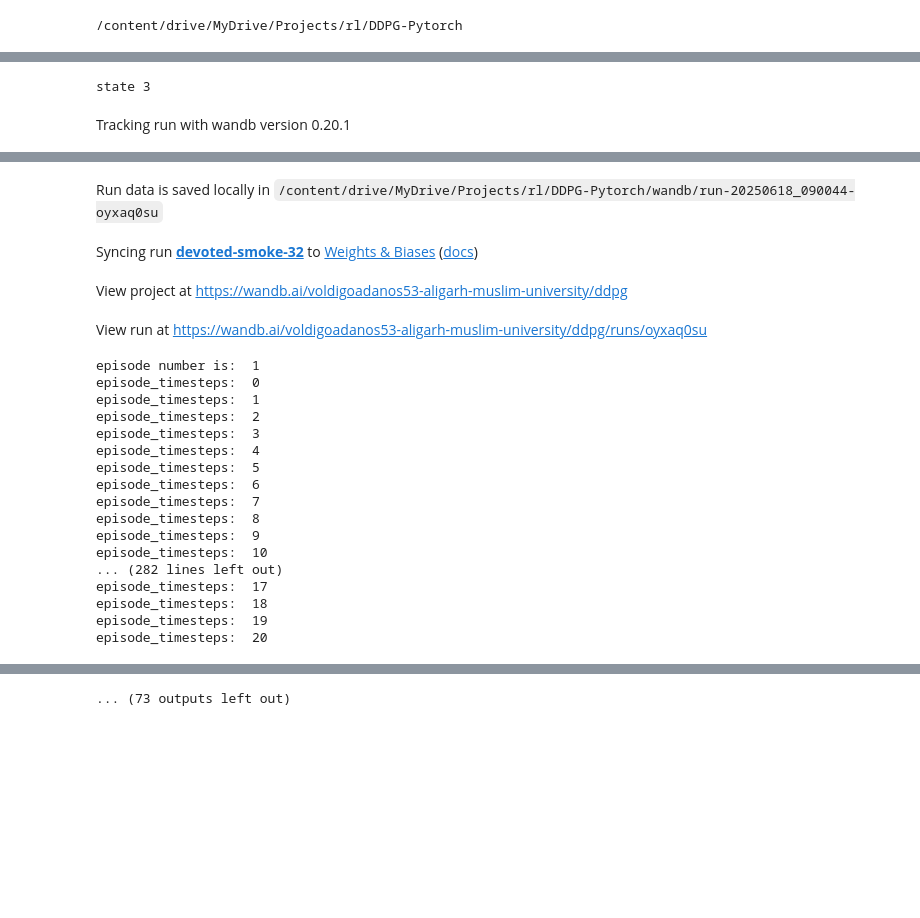
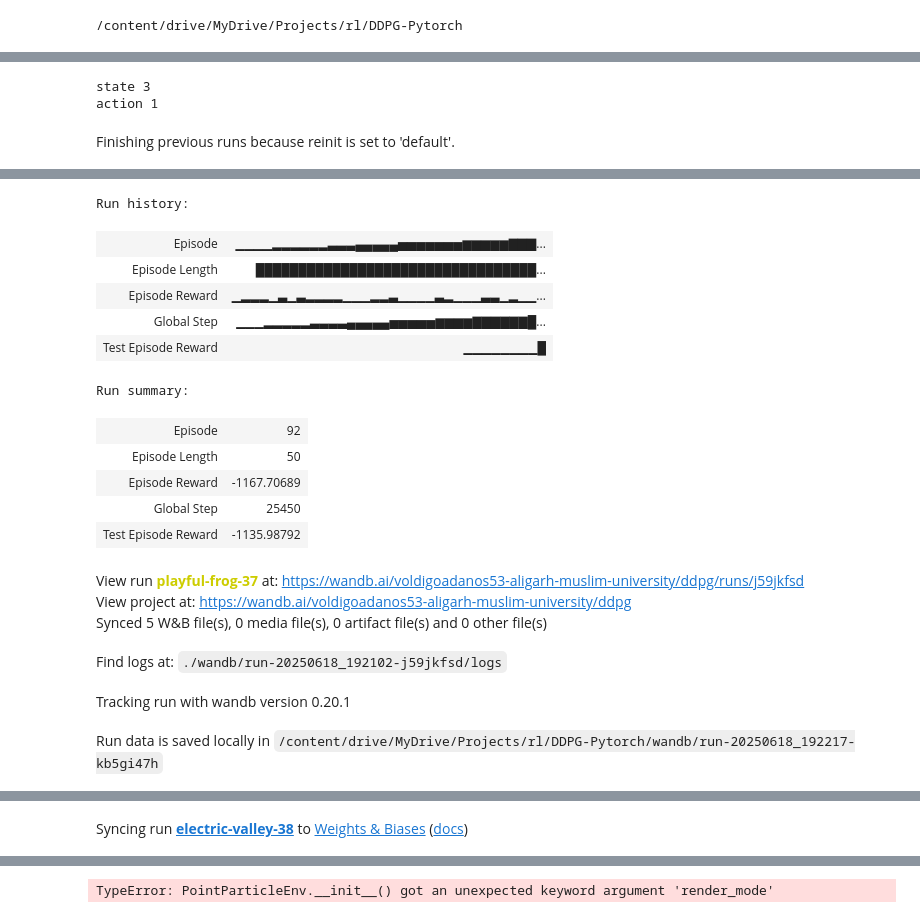
Before and after one commit to hasanyusuf01/und_assessment, a Jupyter notebook: main.ipynb, the cells around one changed output, grey strips where cells are left out. Saved outputs shown, nothing was run; the diff lists cells and outputs as text; code cells hidden in the pictures; blank space fills up the shorter version.

```diff
--- a/main.ipynb
+++ b/main.ipynb
@@ -81,11 +58,12 @@ class PointParticleEnv(gym.Env):
                  goal=None,
                  exploring_starts: bool=False,
                  obs: bool=False,
-                 action_range=(0, 360),
+                 action_range=(0, 180),
                  max_episode_steps: int = 500,
-                 obstacle_penalty: float = 10.0,
-                 wall_penalty: float = 10.0,
-                 goal_reward: float = 100.0):
+                 obstacle_penalty: float = 50.0,
+                 wall_penalty: float = 100.0,
+                 goal_reward: float = 500.0,
+                 render_mode=False):
         super().__init__()
         # —— seeding for reproducibility
         self.seed()
@@ -225,9 +203,10 @@ class PointParticleEnv(gym.Env):
         """Compute next_state, base_reward, terminated (no penalties here)."""
         pos = state[:2]
         current_heading = state[2]
+        alpha = 0.3
         # Convert action to relative heading change
         delta_heading = float(action[0])
-        new_heading = (current_heading + delta_heading) % 360  # Keep in [0,360)
+        new_heading = ((1-alpha)*current_heading + alpha*delta_heading) % 360  # Keep in [0,360)
         dx = self.speed * np.cos(np.radians(new_heading))
         dy = self.speed * np.sin(np.radians(new_heading))
         new_x, new_y = pos[0] + dx, pos[1] + dy
@@ -243,6 +222,7 @@ class PointParticleEnv(gym.Env):
 
         # Roll back position on collision
         if hit_obstacle or hit_wall:
+
             new_x, new_y = pos[0], pos[1]
 
         # clip to exact bounds
@@ -389,6 +369,7 @@ class Trainer:
         self.state_dimension = self.env.observation_space.shape[0]
         print("state",self.state_dimension)
         self.action_dimension = self.env.action_space.shape[0]
+        print("action",self.action_dimension)
         self.max_action = float(self.env.action_space.high[0])
         self.device = torch.device('cuda:0' if torch.cuda.is_available() else 'cpu')
         self.agent = DDPGAgent(
@@ -413,7 +394,7 @@ class Trainer:
 
     def train(self):
         # pull out your new config entries:
-        num_episodes     = 300
+        num_episodes     = 500
         max_episode_steps = int(self.config.get('max_episode_steps', self.env._max_episode_steps))
 
         ts = 0                                 # global time-step counter
@@ -428,7 +409,7 @@ class Trainer:
 
             # run one episode (stop if env says done OR if we hit max_episode_steps)
             while not done and episode_timesteps < max_episode_steps:
-                print("episode_timesteps: ",episode_timesteps)
+                # print("episode_timesteps: ",episode_timesteps)
                 episode_timesteps += 1
                 ts += 1
 
@@ -492,7 +473,7 @@ from gym.envs.registration import register
 gym.register(
     id='PointParticle-v0',
     entry_point=PointParticleEnv,   # or "__main__:PointParticleEnv"
-    max_episode_steps=500    # ← choose a sensible episode length
+    max_episode_steps=300    # ← choose a sensible episode length
 )
 
 
@@ -502,6 +483,9 @@ episode_rewards, evaluations = trainer.train()
 
 plt.figure(figsize=(16, 10))
 plt.plot(episode_rewards)
+
+#     ce0d0200dfea200450b86c341468e0ae12cf0570
 # %% [output]
 state 3
+action 1
-Tracking run with wandb version 0.20.1
+Finishing previous runs because reinit is set to 'default'.
@@ -508,21 +493,18 @@ Tracking run with wandb version 0.20.1
+Run history:
+| Episode | ▁▁▁▁▂▂▂▂▂▂▃▃▃▄▄▄▄▄▅▅▅▅▅▅▅▆▆▆▆▆▇▇▇... |
+| Episode Length | █████████████████████████████████... |
+| Episode Reward | ▁▂▂▂▁▃▁▃▂▂▂▂▁▁▁▂▂▃▁▁▁▁▃▂▁▁▁▃▃▁▂▁▁... |
+| Global Step | ▁▁▁▂▂▂▂▂▃▃▃▃▄▄▄▄▄▅▅▅▅▅▆▆▆▆▇▇▇▇▇▇█... |
+| Test Episode Reward | ▁▁▁▁▁▁▁▁█ |
+Run summary:
+| Episode | 92 |
+| Episode Length | 50 |
+| Episode Reward | -1167.70689 |
+| Global Step | 25450 |
+| Test Episode Reward | -1135.98792 |
-Run data is saved locally in /content/drive/MyDrive/Projects/rl/DDPG-Pytorch/wandb/run-20250618_090044-oyxaq0su
+View run playful-frog-37 at: https://wandb.ai/voldigoadanos53-aligarh-muslim-university/ddpg/runs/j59jkfsd
+View project at: https://wandb.ai/voldigoadanos53-aligarh-muslim-university/ddpg
+Synced 5 W&B file(s), 0 media file(s), 0 artifact file(s) and 0 other file(s)
-Syncing run devoted-smoke-32 to Weights & Biases (docs)
+Find logs at: ./wandb/run-20250618_192102-j59jkfsd/logs
-View project at https://wandb.ai/voldigoadanos53-aligarh-muslim-university/ddpg
+Tracking run with wandb version 0.20.1
-View run at https://wandb.ai/voldigoadanos53-aligarh-muslim-university/ddpg/runs/oyxaq0su
+Run data is saved locally in /content/drive/MyDrive/Projects/rl/DDPG-Pytorch/wandb/run-20250618_192217-kb5gi47h
-episode number is:  1
-episode_timesteps:  0
-episode_timesteps:  1
-episode_timesteps:  2
-episode_timesteps:  3
-episode_timesteps:  4
-episode_timesteps:  5
-episode_timesteps:  6
-episode_timesteps:  7
-episode_timesteps:  8
-episode_timesteps:  9
-episode_timesteps:  10
-... (282 lines left out)
-episode_timesteps:  17
-episode_timesteps:  18
-episode_timesteps:  19
-episode_timesteps:  20
@@ -545,0 +511 @@ episode_timesteps:
+Syncing run electric-valley-38 to Weights & Biases (docs)
@@ -614 +513,4 @@ episode_timesteps:  462
-... (73 outputs left out)
+# %%
+trainer.evaluate()
+# %% [output]
+TypeError: PointParticleEnv.__init__() got an unexpected keyword argument 'render_mode'
```
Also changed, not shown: parts of 7 cells of this notebook.
